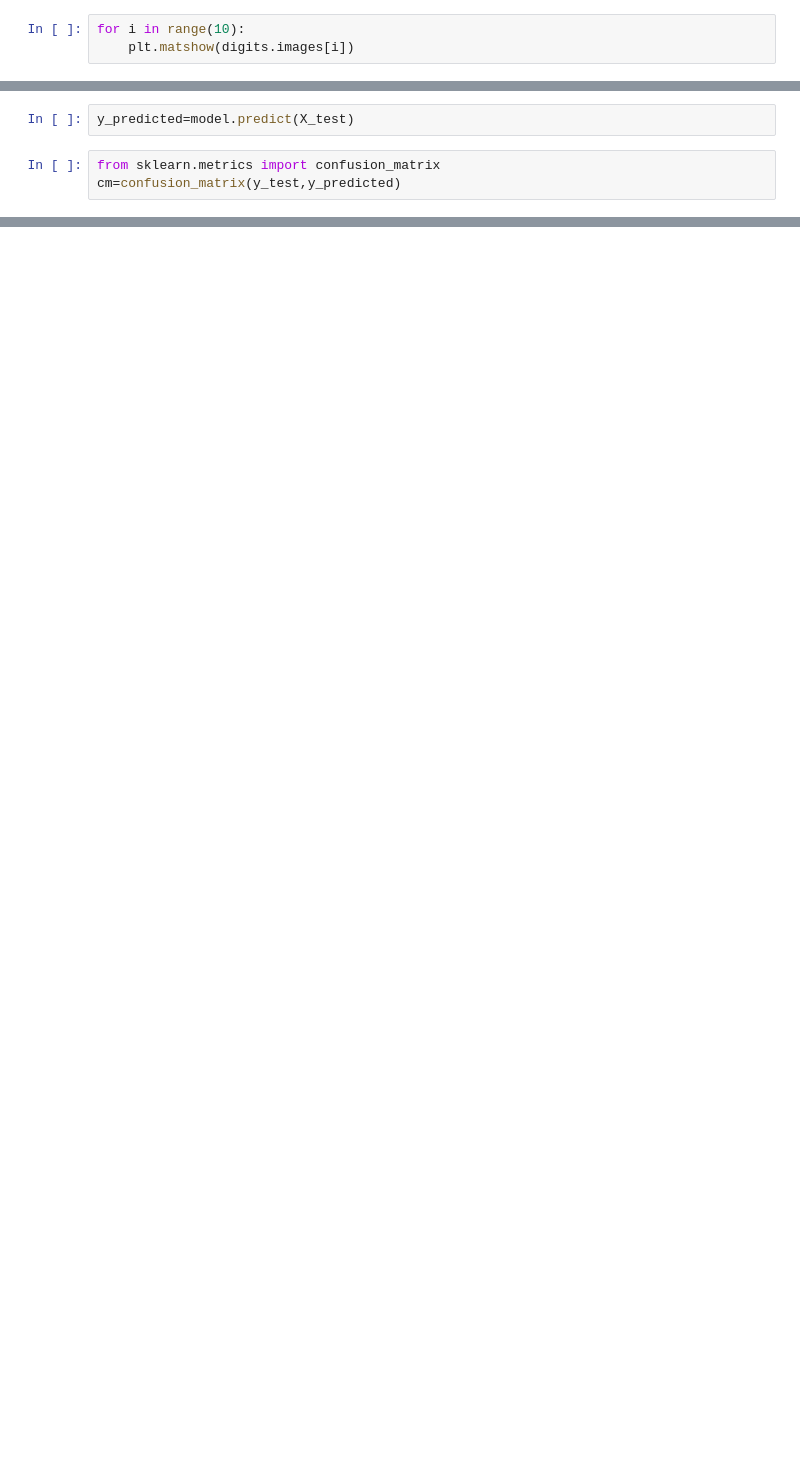
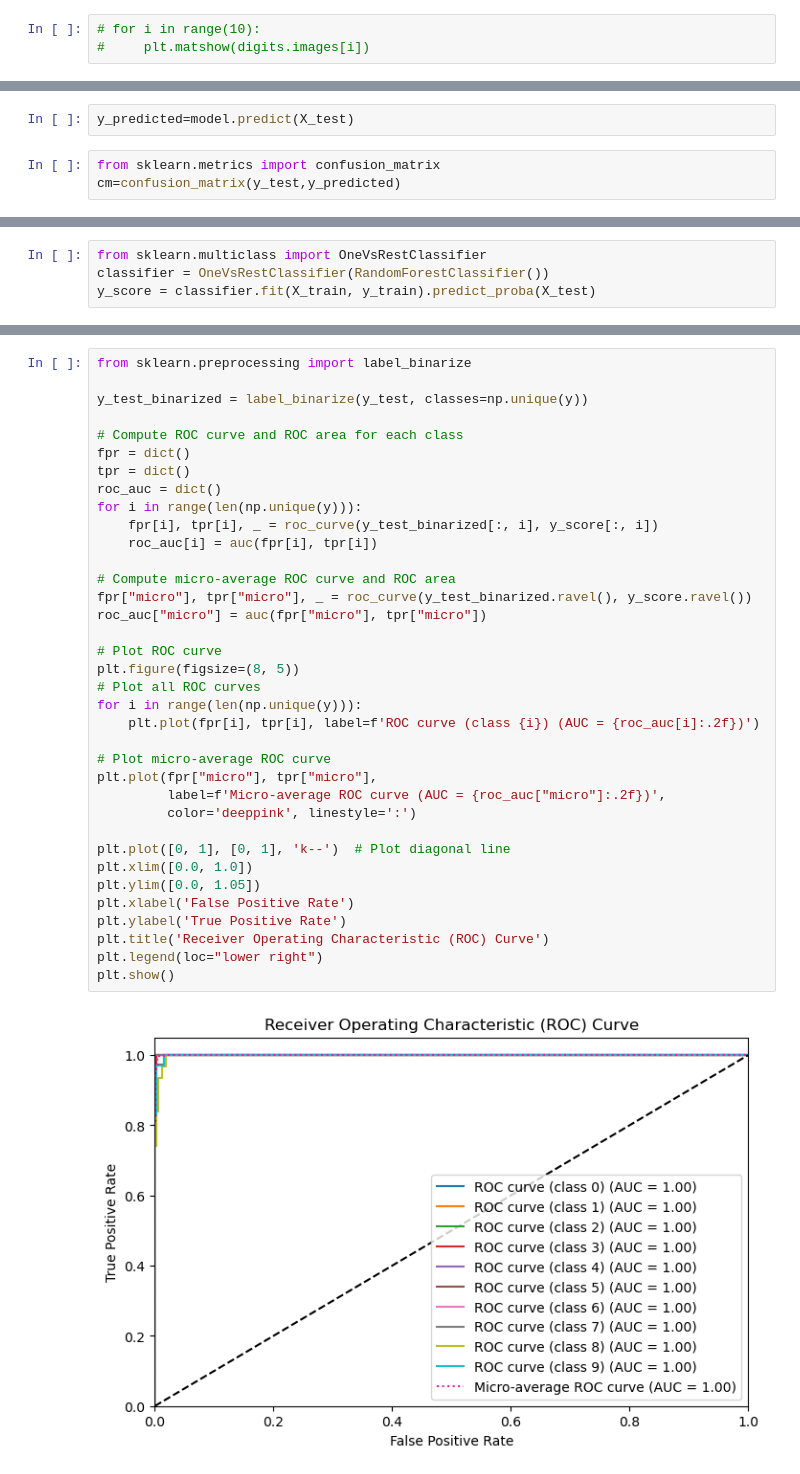
Before and after one commit to Aayush181509/AI-Workshop, a Jupyter notebook: Random_Forest.ipynb, the cells around one changed output, grey strips where cells are left out. Cells and saved outputs as stored; diff of their text form; blank space fills up the shorter version.

```diff
--- a/Random_Forest.ipynb
+++ b/Random_Forest.ipynb
@@ -44,6 +24,6 @@ plt.matshow(digits.images[0])
 # %%
-for i in range(10):
-    plt.matshow(digits.images[i])
+# for i in range(10):
+#     plt.matshow(digits.images[i])
 # %%
 # digits
 # %%
@@ -103,0 +106,4 @@ Text(70.72222222222221, 0.5, 'Truth')
+# %%
+from sklearn.multiclass import OneVsRestClassifier
+classifier = OneVsRestClassifier(RandomForestClassifier())
+y_score = classifier.fit(X_train, y_train).predict_proba(X_test)
@@ -103,0 +112,38 @@ Text(70.72222222222221, 0.5, 'Truth')
+# %%
+from sklearn.preprocessing import label_binarize
+
+y_test_binarized = label_binarize(y_test, classes=np.unique(y))
+
+# Compute ROC curve and ROC area for each class
+fpr = dict()
+tpr = dict()
+roc_auc = dict()
+for i in range(len(np.unique(y))):
+    fpr[i], tpr[i], _ = roc_curve(y_test_binarized[:, i], y_score[:, i])
+    roc_auc[i] = auc(fpr[i], tpr[i])
+
+# Compute micro-average ROC curve and ROC area
+fpr["micro"], tpr["micro"], _ = roc_curve(y_test_binarized.ravel(), y_score.ravel())
+roc_auc["micro"] = auc(fpr["micro"], tpr["micro"])
+
+# Plot ROC curve
+plt.figure(figsize=(8, 5))
+# Plot all ROC curves
+for i in range(len(np.unique(y))):
+    plt.plot(fpr[i], tpr[i], label=f'ROC curve (class {i}) (AUC = {roc_auc[i]:.2f})')
+
+# Plot micro-average ROC curve
+plt.plot(fpr["micro"], tpr["micro"],
+         label=f'Micro-average ROC curve (AUC = {roc_auc["micro"]:.2f})',
+         color='deeppink', linestyle=':')
+
+plt.plot([0, 1], [0, 1], 'k--')  # Plot diagonal line
+plt.xlim([0.0, 1.0])
+plt.ylim([0.0, 1.05])
+plt.xlabel('False Positive Rate')
+plt.ylabel('True Positive Rate')
+plt.title('Receiver Operating Characteristic (ROC) Curve')
+plt.legend(loc="lower right")
+plt.show()
+# %% [output]
+[figure, added]
```
Also changed, not shown: parts of 11 cells of this notebook, 7 other files.
